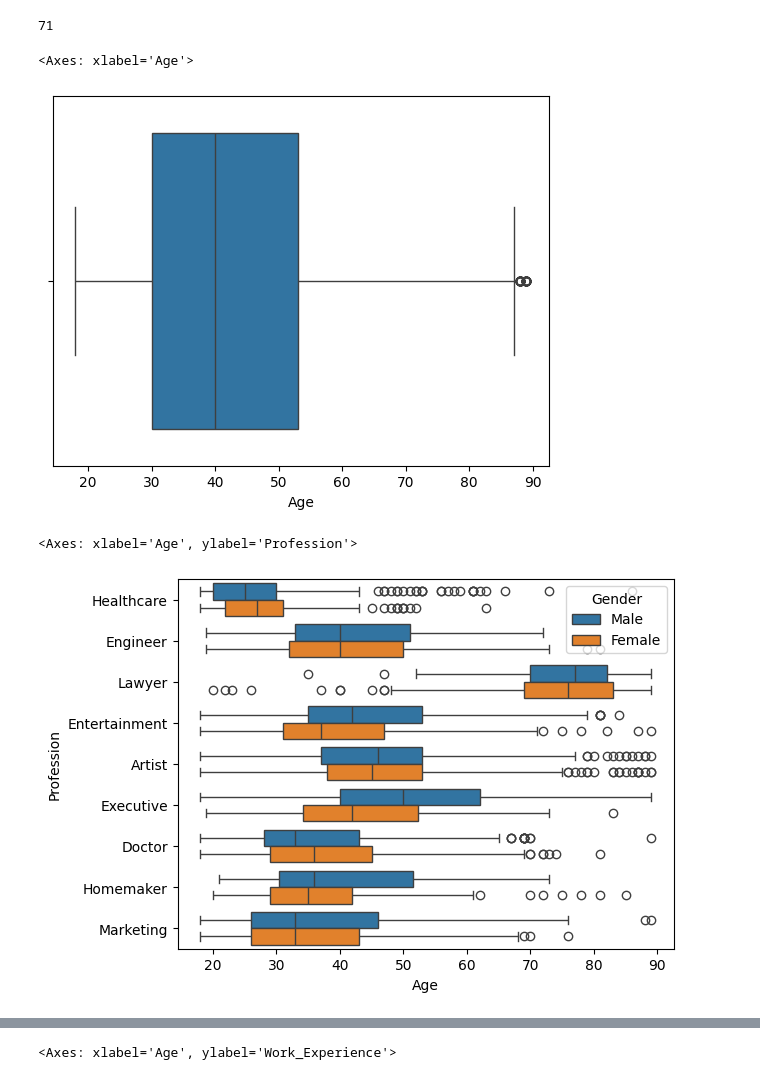
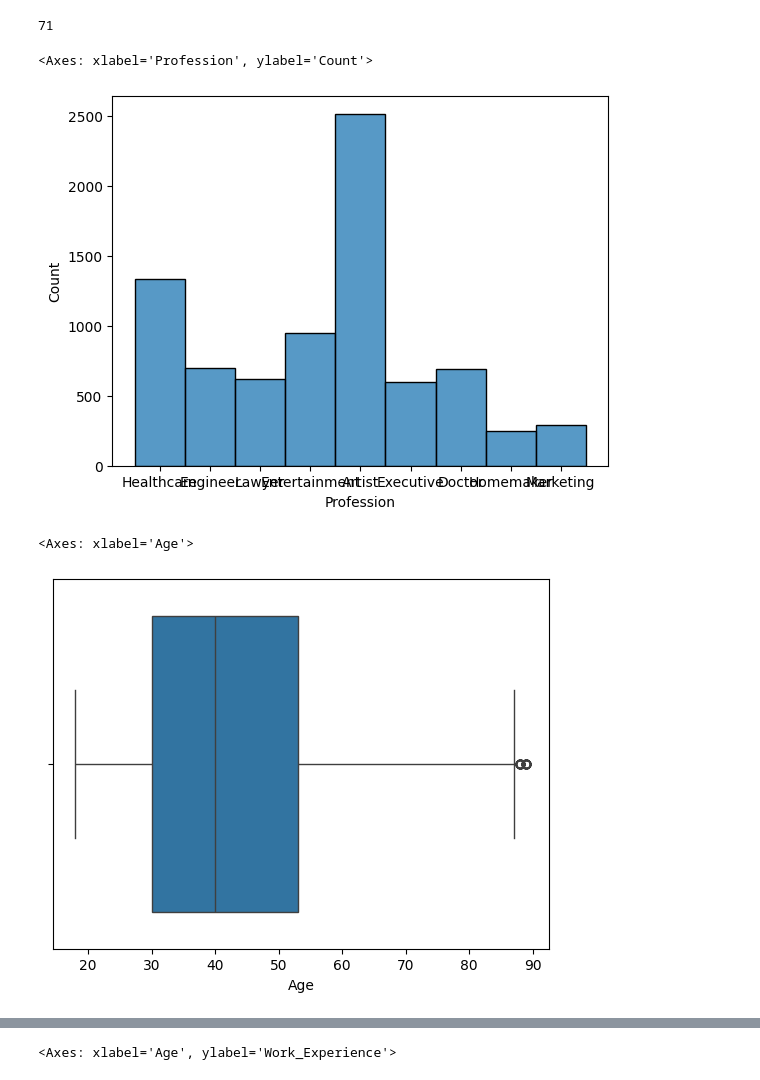
Before and after one commit to dyzzorka/projet-solo-cloud-IA, a Jupyter notebook: 1. Pandas niveau avancé (Nom + Prénom).ipynb, the cells around one changed output, grey strips where cells are left out. Cells and saved outputs as stored; diff of their text form; code cells hidden in the pictures.

```diff
--- a/1. Pandas niveau avancé (Nom + Prénom).ipynb
+++ b/1. Pandas niveau avancé (Nom + Prénom).ipynb
@@ -281,6 +282,7 @@ A l'aide du site suivant : https://www.python-graph-gallery.com et de la bibliot
 # %%
 # Histogramme des ages : sns.histplot
 import seaborn as sns
+df = pd.read_csv(path)
 
 sns.histplot(df.Age, bins=71)
 # %% [output]
@@ -292,13 +294,13 @@ df.Age.max() -df.Age.min()
 71
 # %%
 # Histogramme des professions
-sns.boxplot(x=df.Age)
+sns.histplot(x=df.Profession)
 # %% [output]
-<Axes: xlabel='Age'>
+<Axes: xlabel='Profession', ylabel='Count'>
-[figure, old version]
+[figure, new version]
 # %%
 # Boîte à moustache de la variable "Age"
-sns.boxplot(x=df.Age, hue=df.Gender, y=df.Profession)
+sns.boxplot(x=df.Age)
 # %% [output]
-<Axes: xlabel='Age', ylabel='Profession'>
+<Axes: xlabel='Age'>
-[figure, old version]
+[figure, new version]
```
Also changed, not shown: parts of 39 cells of this notebook, 1 other file.
